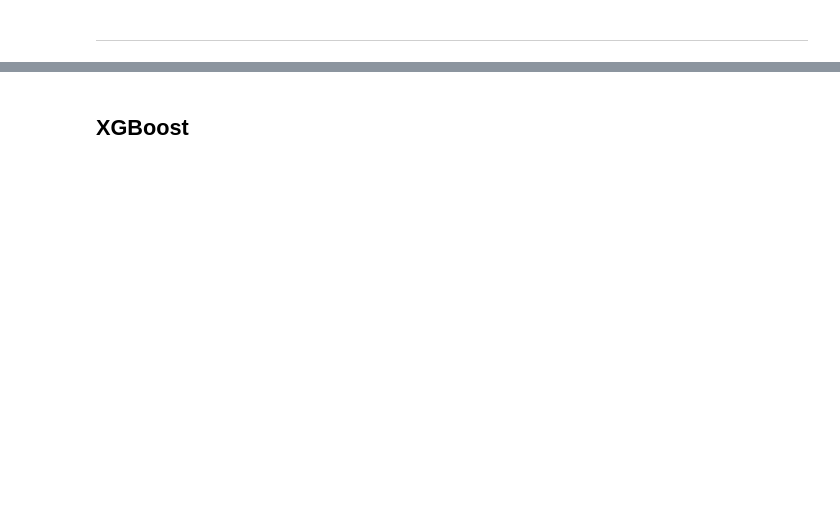
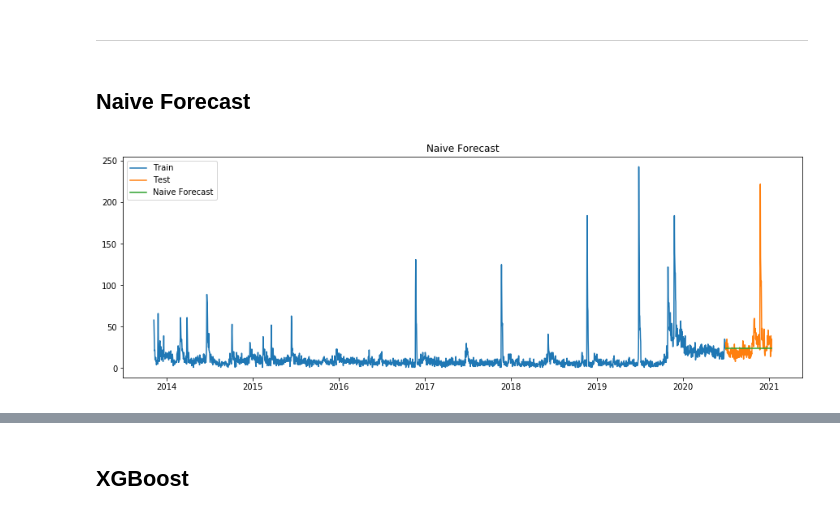
Before and after one commit to Moses-Lin/projectzomboidtimeseries, a Jupyter notebook: Time Series.ipynb, the cells around one changed output, grey strips where cells are left out. Saved outputs shown, nothing was run; the diff lists cells and outputs as text; code cells hidden in the pictures; blank space fills up the shorter version.

```diff
--- a/Time Series.ipynb
+++ b/Time Series.ipynb
@@ -550,2 +568,18 @@ print(res_arma2.params)
 # %% [markdown]
 ----
+# %% [markdown]
+## Naive Forecast
+# %%
+number = np.asarray(train['dailycount'])
+y_hat = test.copy()
+y_hat['naive'] = number[len(number)-1]
+
+plt.figure(figsize=(15,5))
+plt.plot(train.index, train['dailycount'], label='Train')
+plt.plot(test.index,test['dailycount'], label='Test')
+plt.plot(y_hat.index,y_hat['naive'], label='Naive Forecast')
+plt.legend(loc='best')
+plt.title("Naive Forecast")
+plt.show()
+# %% [output]
+[figure, added]
```
Also changed, not shown: parts of 18 cells of this notebook.
